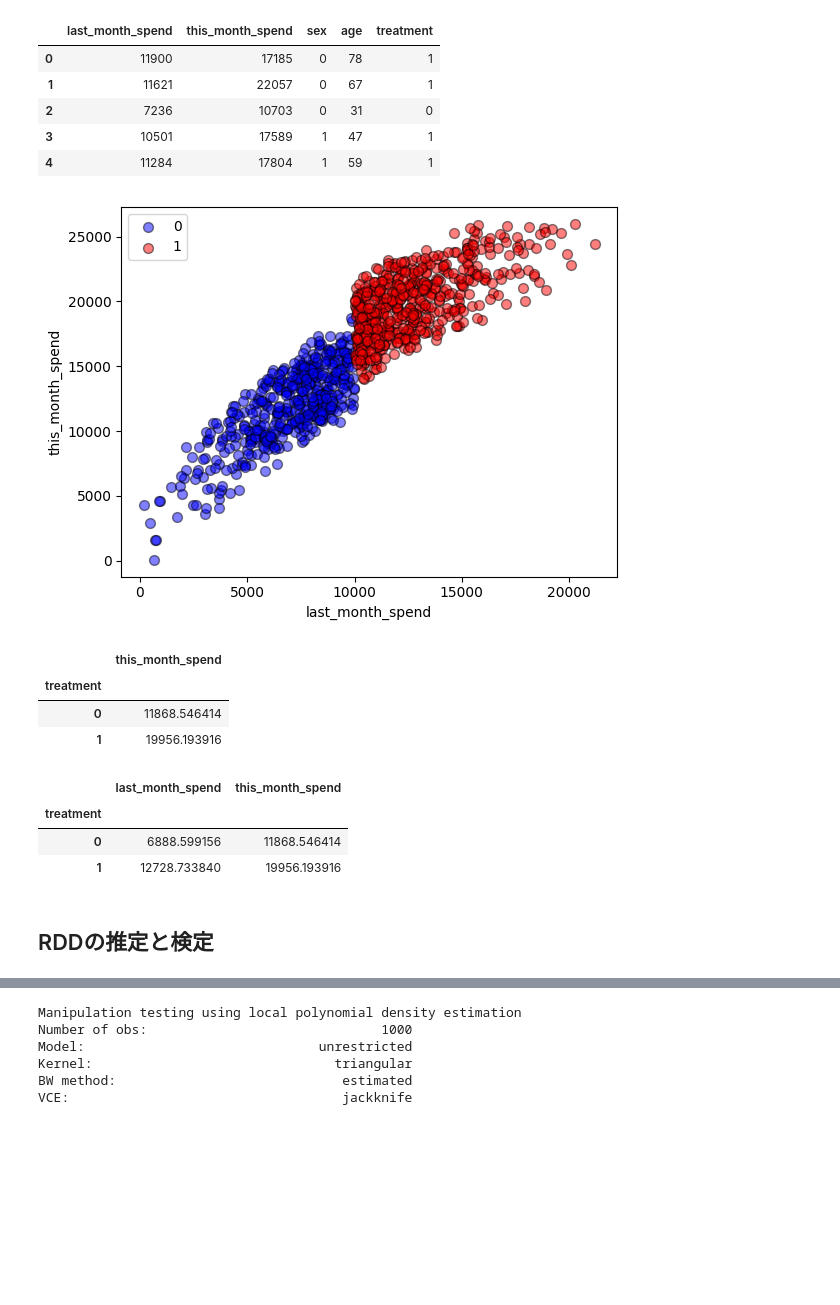
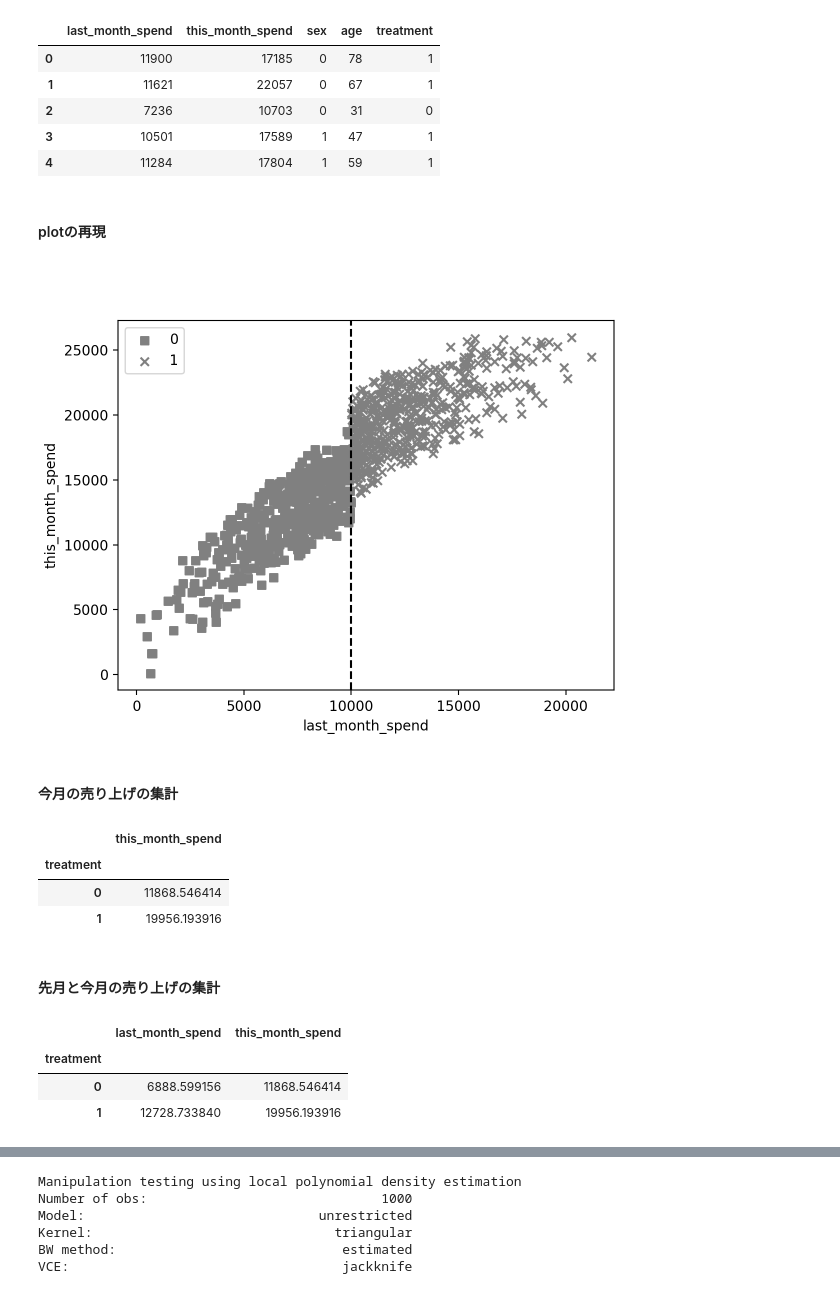
Before and after one commit to HirotakeIto/intro_to_impact_evaluation_with_python, a Jupyter notebook: notebooks/chapter5_rdd.ipynb, the cells around one changed output, grey strips where cells are left out. Cells and saved outputs as stored; diff of their text form; code cells hidden in the pictures; blank space fills up the shorter version.

```diff
--- a/notebooks/chapter5_rdd.ipynb
+++ b/notebooks/chapter5_rdd.ipynb
@@ -43,28 +83,34 @@ display(df_coupon.head())
 | 2 | 7236 | 10703 | 0 | 31 | 0 |
 | 3 | 10501 | 17589 | 1 | 47 | 1 |
 | 4 | 11284 | 17804 | 1 | 59 | 1 |
+# %% [markdown]
+#### plotの再現
 # %%
 df_coupon = df_coupon[['last_month_spend', 'this_month_spend', 'treatment']]
 
 # ラベルごとにデータを分ける
 df_label0 = df_coupon[df_coupon['treatment'] == 0]
 df_label1 = df_coupon[df_coupon['treatment'] == 1]
 
 # 散布図の作成
 fig, ax = plt.subplots()
 
-ax.scatter(df_label0['last_month_spend'], df_label0['this_month_spend'], c='blue', label='0', edgecolors='k', s=50, alpha=0.5)
-ax.scatter(df_label1['last_month_spend'], df_label1['this_month_spend'], c='red', label='1', edgecolors='k', s=50, alpha=0.5)
+ax.scatter(df_label0['last_month_spend'],df_label0['this_month_spend'], c='gray',label='0',marker='s')
+ax.scatter(df_label1['last_month_spend'],df_label1['this_month_spend'], c='gray',label='1',marker='x')
+threshold=10000
+ax.axvline(x=threshold,color='black',linestyle='--')
 
 # 軸ラベルと凡例の追加
 ax.set_xlabel('last_month_spend')
 ax.set_ylabel('this_month_spend')
 ax.legend()
 
 # グラフの表示
 plt.show()
 # %% [output]
-[figure, old version]
+[figure, new version]
+# %% [markdown]
+#### 今月の売り上げの集計
 # %%
 # 処置ごとの今月消費額の計算
 df_coupon.groupby('treatment')[['this_month_spend']].mean()
@@ -73,6 +119,8 @@ df_coupon.groupby('treatment')[['this_month_spend']].mean()
 | treatment |  |
 | 0 | 11868.546414 |
 | 1 | 19956.193916 |
+# %% [markdown]
+#### 先月と今月の売り上げの集計
 # %%
 # 処置ごとの先月消費額と今月消費額の計算
 df_coupon.groupby('treatment').mean()
@@ -81,5 +129,3 @@ df_coupon.groupby('treatment').mean()
 | treatment |  |  |
 | 0 | 6888.599156 | 11868.546414 |
 | 1 | 12728.733840 | 19956.193916 |
-# %% [markdown]
-## RDDの推定と検定
```
Also changed, not shown: parts of 14 cells of this notebook.
